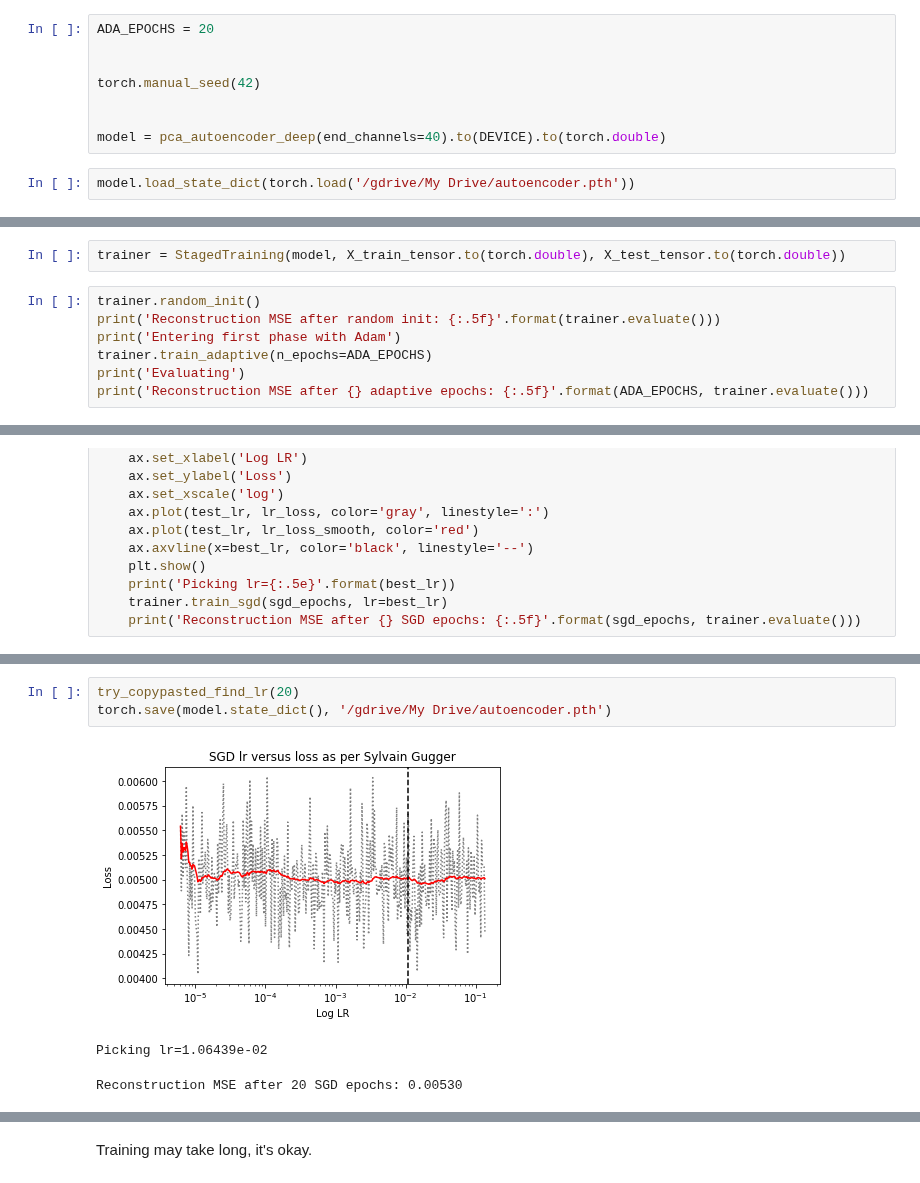
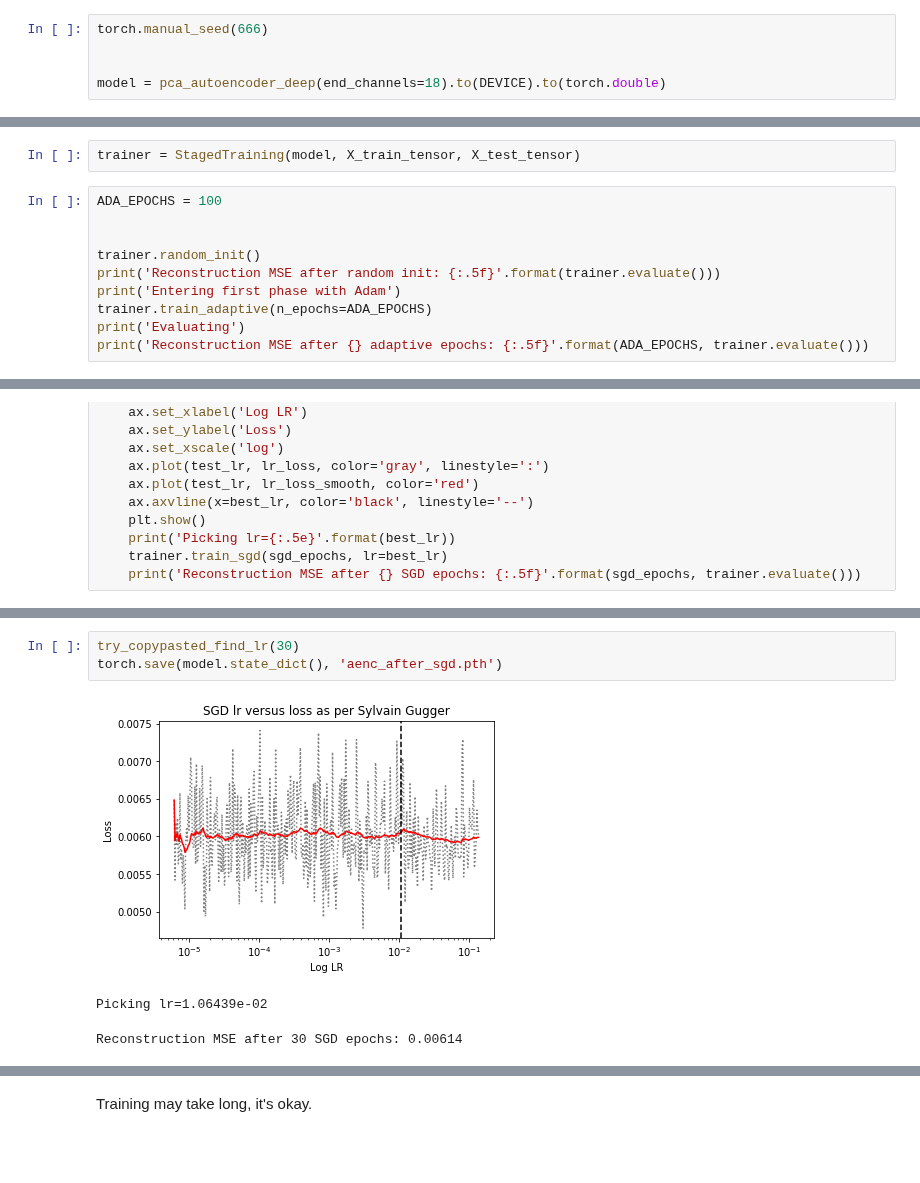
Before and after one commit to SomeoneSerge/skt_deeplearning, a Jupyter notebook: HW3/homework03_part2_autoencoders_basic.ipynb, the cells around one changed output, grey strips where cells are left out. Drawn from its saved outputs; the diff is of its cells as text; blank space fills up the shorter version.

Commit message:
update aenc and unet-reset.py

```diff
--- a/HW3/homework03_part2_autoencoders_basic.ipynb
+++ b/HW3/homework03_part2_autoencoders_basic.ipynb
@@ -478,12 +467,7 @@ class pca_autoencoder_deep(nn.Module):
 import scipy as sp
 import scipy.signal
 # %%
-ADA_EPOCHS = 20
+torch.manual_seed(666)
 
 
-torch.manual_seed(42)
-
-
-model = pca_autoencoder_deep(end_channels=40).to(DEVICE).to(torch.double)
+model = pca_autoencoder_deep(end_channels=18).to(DEVICE).to(torch.double)
-# %%
-model.load_state_dict(torch.load('/gdrive/My Drive/autoencoder.pth'))
@@ -492,6 +474,9 @@ IncompatibleKeys(missing_keys=[], unexpected_keys=[])
 # %%
-trainer = StagedTraining(model, X_train_tensor.to(torch.double), X_test_tensor.to(torch.double))
+trainer = StagedTraining(model, X_train_tensor, X_test_tensor)
 # %%
+ADA_EPOCHS = 100
+
+
 trainer.random_init()
 print('Reconstruction MSE after random init: {:.5f}'.format(trainer.evaluate()))
 print('Entering first phase with Adam')
@@ -562,7 +547,7 @@ Reconstruction MSE after 20 SGD epochs: 0.00531
 # %%
-try_copypasted_find_lr(20)
-torch.save(model.state_dict(), '/gdrive/My Drive/autoencoder.pth')
+try_copypasted_find_lr(30)
+torch.save(model.state_dict(), 'aenc_after_sgd.pth')
 # %% [output]
-[figure, old version]
+[figure, new version]
 Picking lr=1.06439e-02
-Reconstruction MSE after 20 SGD epochs: 0.00530
+Reconstruction MSE after 30 SGD epochs: 0.00614
```
Also changed, not shown: parts of 17 cells of this notebook, 4 other files.
